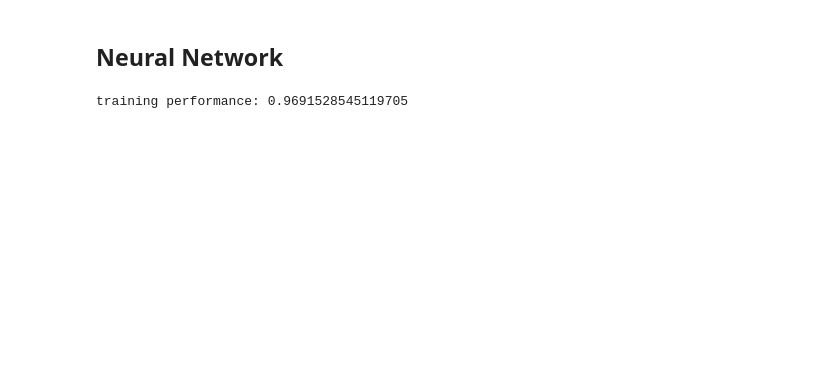
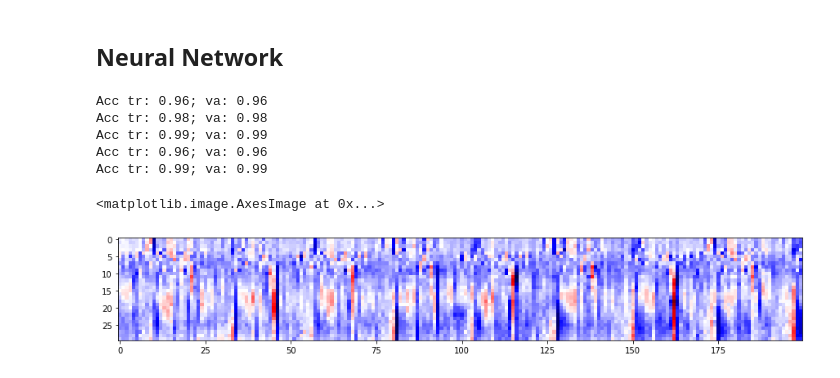
Before and after one commit to fhennig/nightfire, a Jupyter notebook: beat_trainer/beat_analysis.ipynb, the cells around one changed output. Drawn from its saved outputs; the diff is of its cells as text; code cells hidden in the pictures; blank space fills up the shorter version.

```diff
--- a/beat_trainer/beat_analysis.ipynb
+++ b/beat_trainer/beat_analysis.ipynb
@@ -83,12 +85,24 @@ class SimpleFF(nn.Module):
     def forward(self, inputs):
         out = inputs
         out = self.ff(out)
-        out = F.sigmoid(out)
+        out = torch.sigmoid(out)
         return out
 # %%
-def train(model, train_set, epochs=10):
+def validate_model(model, data_loader):
+    model.eval()
+    correct = 0
+    tr_loader = DataLoader(all_samples, shuffle=True)
+    for sample in tr_loader:
+        out = model(sample['input'])
+        beat = out.data[0] > 0.5
+        correct += beat == (sample['target'] == 1)
+    v = float(correct)/len(tr_loader)
+    return v
+
+def train(model, tr_set, va_set, epochs=10):
     optimizer = torch.optim.Adam(model.parameters())
-    tr_loader = DataLoader(train_set, shuffle=True)
+    tr_loader = DataLoader(tr_set, shuffle=True)
+    va_loader = DataLoader(va_set, shuffle=True)
 
     for epoch in tqdm(range(epochs)):
         model.train()
@@ -101,17 +115,24 @@ def train(model, train_set, epochs=10):
             loss.backward()
             optimizer.step()
             optimizer.zero_grad()
+        tr_acc = validate_model(model, tr_loader)
+        va_acc = validate_model(model, va_loader)
+        print(f"Acc tr: {tr_acc:.02f}; va: {va_acc:.02f}")
 # %%
 model = SimpleFF(6000)
-train(model, all_samples, epochs=5)
+train(model, tr_samples, va_samples, epochs=5)
+# %% [output]
+Acc tr: 0.96; va: 0.96
+Acc tr: 0.98; va: 0.98
+Acc tr: 0.99; va: 0.99
+Acc tr: 0.96; va: 0.96
+Acc tr: 0.99; va: 0.99
-# %%
-model.eval()
-correct = 0
-tr_loader = DataLoader(all_samples, shuffle=True)
-for sample in tr_loader:
-    out = model(sample['input'])
-    beat = out.data[0] > 0.5
-    correct += beat == (sample['target'] == 1)
-print(f"training performance: {float(correct)/len(tr_loader)}")
-# %% [output]
-training performance: 0.9691528545119705
+# %%
+w = model.ff.weight.detach().numpy().reshape((200, 30))
+# %%
+fig = plt.figure(figsize=(15,7))
+ax = fig.add_subplot(111)
+ax.imshow(w.T, cmap='seismic')
+# %% [output]
+<matplotlib.image.AxesImage at 0x...>
+[figure, added]
```
Also changed, not shown: parts of 5 cells of this notebook.
